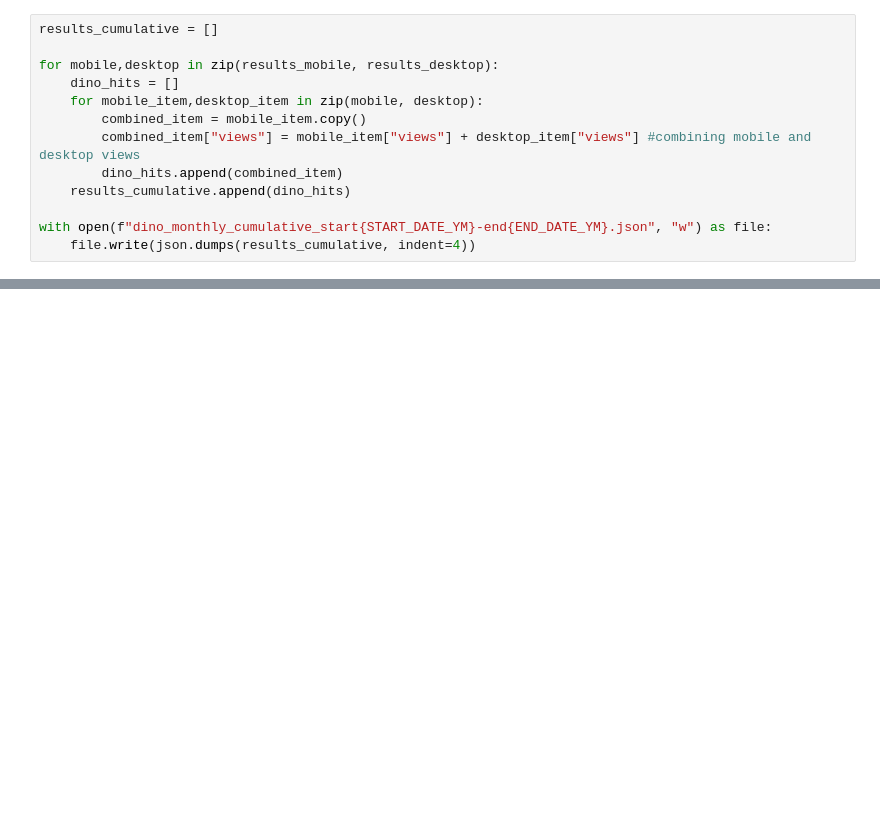
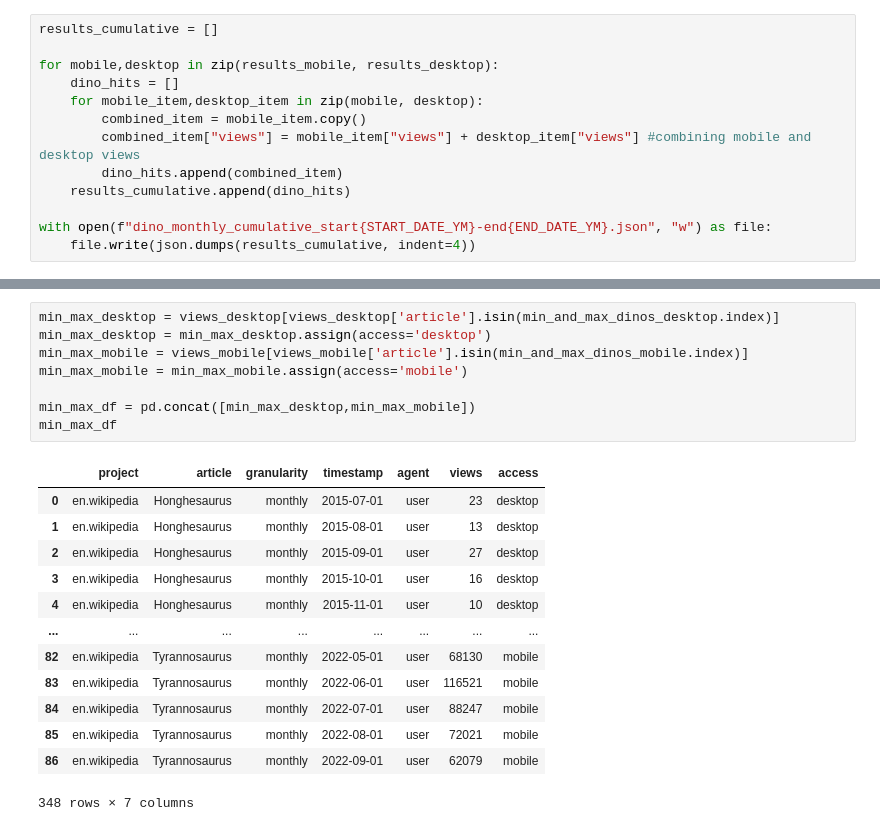
Before and after one commit to hbaghar/data-512-homework_1, a Jupyter notebook: HW1.ipynb, the cells around one changed output, grey strips where cells are left out. Drawn from its saved outputs; the diff is of its cells as text; blank space fills up the shorter version.

```diff
--- a/HW1.ipynb
+++ b/HW1.ipynb
@@ -238,0 +277,22 @@ with open(f"dino_monthly_cumulative_start{START_DATE_YM}-end{END_DATE_YM}.json",
+# %%
+min_max_desktop = views_desktop[views_desktop['article'].isin(min_and_max_dinos_desktop.index)]
+min_max_desktop = min_max_desktop.assign(access='desktop')
+min_max_mobile = views_mobile[views_mobile['article'].isin(min_and_max_dinos_mobile.index)]
+min_max_mobile = min_max_mobile.assign(access='mobile')
+
+min_max_df = pd.concat([min_max_desktop,min_max_mobile])
+min_max_df
+# %% [output]
+|  | project | article | granularity | timestamp | agent | views | access |
+| 0 | en.wikipedia | Honghesaurus | monthly | 2015-07-01 | user | 23 | desktop |
+| 1 | en.wikipedia | Honghesaurus | monthly | 2015-08-01 | user | 13 | desktop |
+| 2 | en.wikipedia | Honghesaurus | monthly | 2015-09-01 | user | 27 | desktop |
+| 3 | en.wikipedia | Honghesaurus | monthly | 2015-10-01 | user | 16 | desktop |
+| 4 | en.wikipedia | Honghesaurus | monthly | 2015-11-01 | user | 10 | desktop |
+| ... | ... | ... | ... | ... | ... | ... | ... |
+| 82 | en.wikipedia | Tyrannosaurus | monthly | 2022-05-01 | user | 68130 | mobile |
+| 83 | en.wikipedia | Tyrannosaurus | monthly | 2022-06-01 | user | 116521 | mobile |
+| 84 | en.wikipedia | Tyrannosaurus | monthly | 2022-07-01 | user | 88247 | mobile |
+| 85 | en.wikipedia | Tyrannosaurus | monthly | 2022-08-01 | user | 72021 | mobile |
+| 86 | en.wikipedia | Tyrannosaurus | monthly | 2022-09-01 | user | 62079 | mobile |
+348 rows × 7 columns
```
Also changed, not shown: parts of 12 cells of this notebook.
